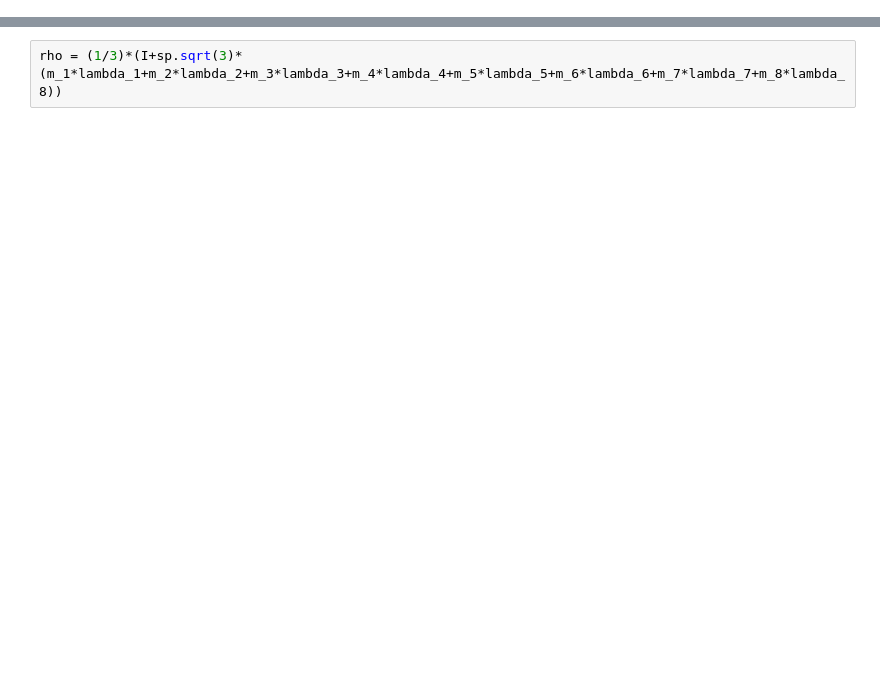
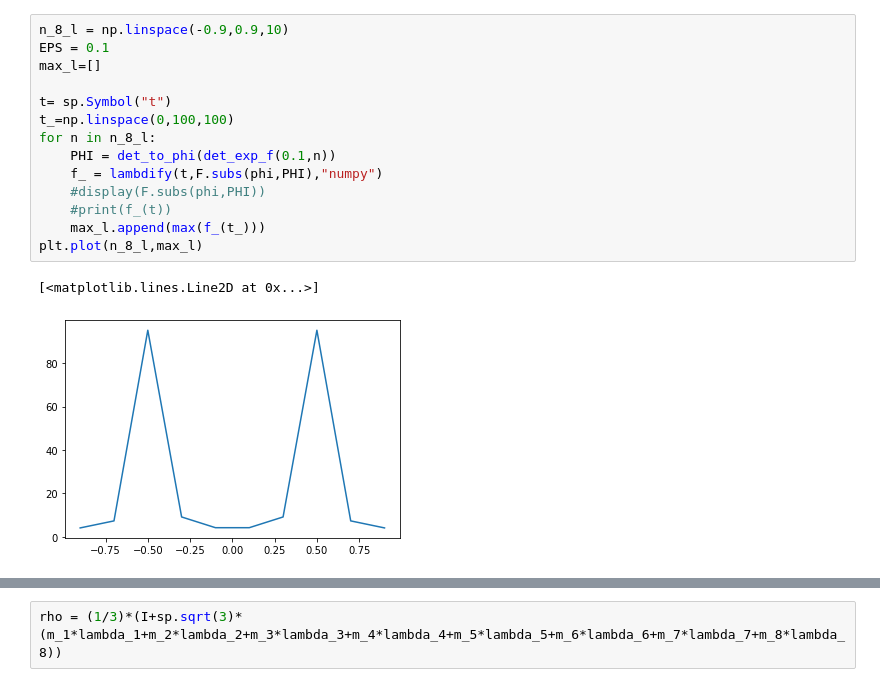
Before and after one commit to sheputis/master_thesis, a Jupyter notebook: RHO matrix.ipynb, the cells around one changed output, grey strips where cells are left out. Drawn from its saved outputs; the diff is of its cells as text; blank space fills up the shorter version.

```diff
--- a/RHO matrix.ipynb
+++ b/RHO matrix.ipynb
@@ -58,0 +752,17 @@ m_8 = sp.Symbol("m_8")
+# %%
+n_8_l = np.linspace(-0.9,0.9,10)
+EPS = 0.1
+max_l=[]
+
+t= sp.Symbol("t")
+t_=np.linspace(0,100,100)
+for n in n_8_l:
+    PHI = det_to_phi(det_exp_f(0.1,n))
+    f_ = lambdify(t,F.subs(phi,PHI),"numpy")
+    #display(F.subs(phi,PHI))
+    #print(f_(t))
+    max_l.append(max(f_(t_)))
+plt.plot(n_8_l,max_l)
+# %% [output]
+[<matplotlib.lines.Line2D at 0x...>]
+[figure, added]
```
Also changed, not shown: parts of 54 cells of this notebook, 1 other file.
